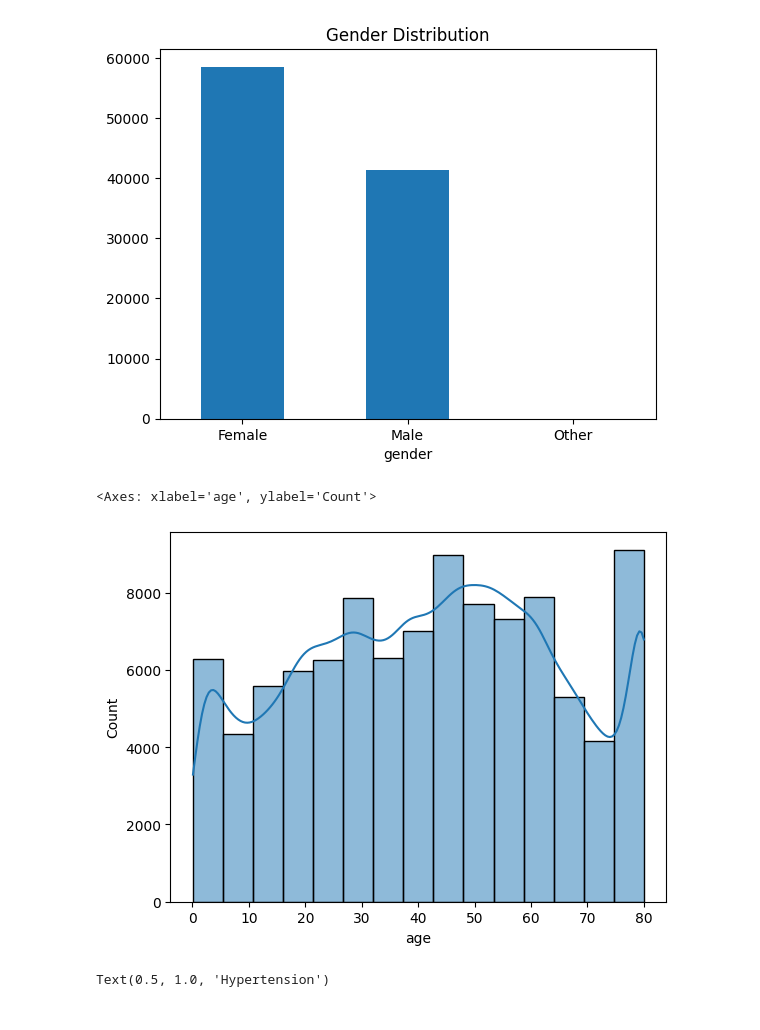
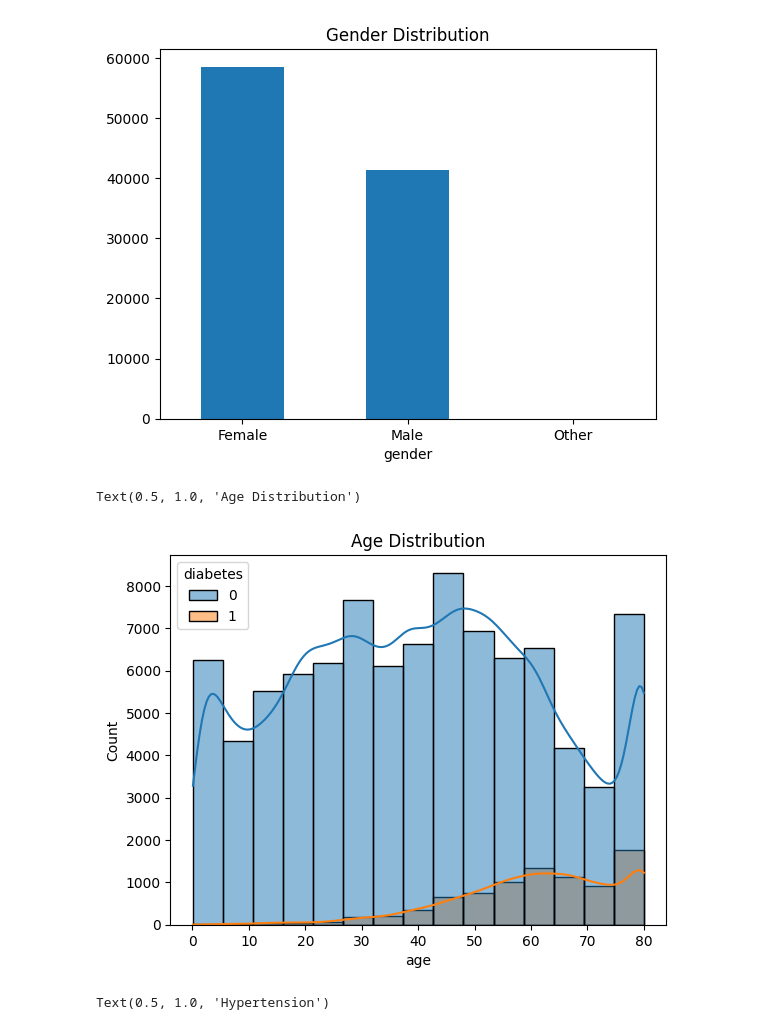
Before and after one commit to magistraapta/diabetes-prediction, a Jupyter notebook: ML_Terapan_Dicoding.ipynb, the cells around one changed output. Drawn from its saved outputs; the diff is of its cells as text; code cells hidden in the pictures.

Commit message:
fix some visualizations

```diff
--- a/ML_Terapan_Dicoding.ipynb
+++ b/ML_Terapan_Dicoding.ipynb
@@ -38,10 +38,11 @@ plt.title('Gender Distribution')
 Text(0.5, 1.0, 'Gender Distribution')
 [figure]
 # %%
-sns.histplot(df['age'], kde=True, bins=15)
+sns.histplot(data=df, x='age', kde=True, bins=15, hue='diabetes')
+plt.title('Age Distribution')
 # %% [output]
-<Axes: xlabel='age', ylabel='Count'>
+Text(0.5, 1.0, 'Age Distribution')
-[figure, old version]
+[figure, new version]
 # %%
 df['hypertension'].value_counts().plot(kind='bar')
 plt.xticks(rotation=0)
```
Also changed, not shown: 1 other file.
